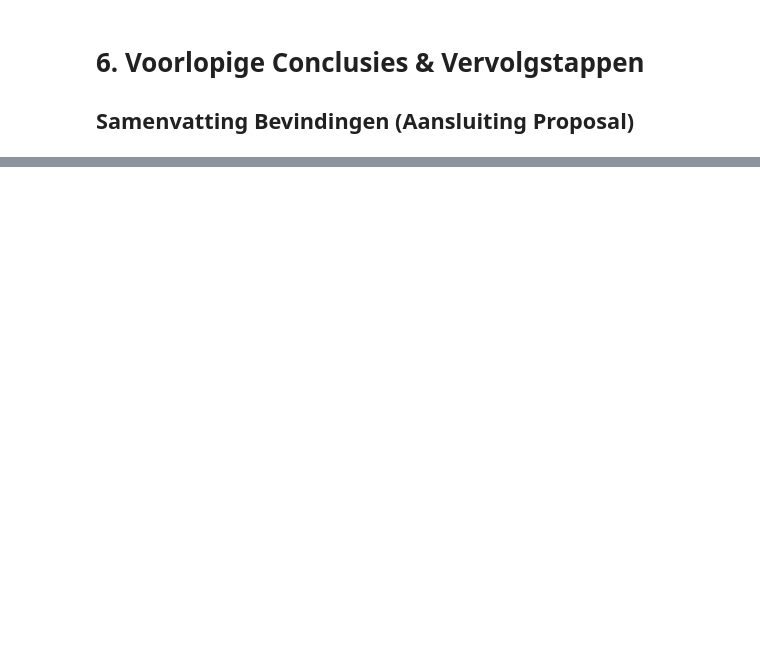
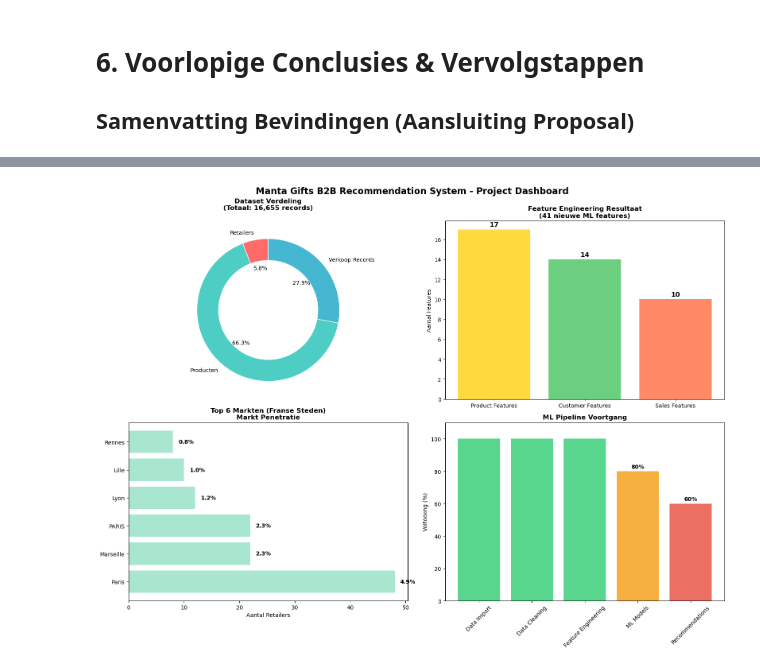
Before and after one commit to Chaimaebz/datalab3, a Jupyter notebook: Mantagifts_Data_Project_Clean.ipynb, the cells around one changed output, grey strips where cells are left out. Saved outputs shown, nothing was run; the diff lists cells and outputs as text; code cells hidden in the pictures; blank space fills up the shorter version.

Commit message:
visualisaties

```diff
--- a/Mantagifts_Data_Project_Clean.ipynb
+++ b/Mantagifts_Data_Project_Clean.ipynb
@@ -1085,0 +1082,86 @@ VOLGENDE FASE: ORDERDATA & EVALUATIE
+# %%
+# Project Overview Dashboard
+print("=== PROJECT OVERVIEW DASHBOARD ===\n")
+
+# Bereid data voor
+fig, ((ax1, ax2), (ax3, ax4)) = plt.subplots(2, 2, figsize=(16, 12))
+fig.suptitle('Manta Gifts B2B Recommendation System - Project Dashboard', fontsize=16, fontweight='bold')
+
+# 1. Dataset Overzicht (donut chart)
+dataset_sizes = [df_customers_fe.shape[0], df_products_fe.shape[0], df_product_sales_fe.shape[0]]
+dataset_labels = ['Retailers', 'Producten', 'Verkoop Records']
+colors = ['#FF6B6B', '#4ECDC4', '#45B7D1']
+
+wedges, texts, autotexts = ax1.pie(dataset_sizes, labels=dataset_labels, autopct='%1.1f%%',
+                                   colors=colors, startangle=90,
+                                   wedgeprops={'width': 0.7, 'edgecolor': 'white'})
+ax1.set_title('Dataset Verdeling\n(Totaal: 16,655 records)', fontweight='bold', pad=20)
+
+# Voeg center tekst toe
+centre_circle = plt.Circle((0,0), 0.70, fc='white')
+ax1.add_artist(centre_circle)
+
+# 2. Feature Engineering Success
+features_data = {
+    'Product Features': len(product_engineered_features),
+    'Customer Features': len(customer_engineered_features),
+    'Sales Features': len(sales_engineered_features)
+}
+
+bars = ax2.bar(features_data.keys(), features_data.values(),
+               color=['#FFD93D', '#6BCF7F', '#FF8A65'])
+ax2.set_title('Feature Engineering Resultaat\n(41 nieuwe ML features)', fontweight='bold')
+ax2.set_ylabel('Aantal Features')
+
+# Voeg waarden toe boven de bars
+for bar in bars:
+    height = bar.get_height()
+    ax2.annotate(f'{int(height)}', xy=(bar.get_x() + bar.get_width() / 2, height),
+                xytext=(0, 3), textcoords="offset points", ha='center', va='bottom',
+                fontweight='bold', fontsize=12)
+
+# 3. Business Impact - Top Markets
+top_cities = df_customers_fe['City'].value_counts().head(6)
+ax3.barh(range(len(top_cities)), top_cities.values, color='#A8E6CF')
+ax3.set_yticks(range(len(top_cities)))
+ax3.set_yticklabels(top_cities.index)
+ax3.set_title('Top 6 Markten (Franse Steden)\nMarkt Penetratie', fontweight='bold')
+ax3.set_xlabel('Aantal Retailers')
+
+# Voeg percentages toe
+total_retailers = len(df_customers_fe)
+for i, (city, count) in enumerate(top_cities.items()):
+    percentage = (count / total_retailers) * 100
+    ax3.text(count + 1, i, f'{percentage:.1f}%', va='center', fontweight='bold')
+
+# 4. ML Pipeline Status
+pipeline_stages = ['Data Import', 'Data Cleaning', 'Feature Engineering', 'ML Models', 'Recommendations']
+completion_status = [100, 100, 100, 80, 60]  # percentages
+
+colors_pipeline = ['#2ECC71' if x == 100 else '#F39C12' if x >= 80 else '#E74C3C' for x in completion_status]
+bars_pipeline = ax4.bar(pipeline_stages, completion_status, color=colors_pipeline, alpha=0.8)
+ax4.set_title('ML Pipeline Voortgang', fontweight='bold')
+ax4.set_ylabel('Voltooiing (%)')
+ax4.set_ylim(0, 110)
+ax4.tick_params(axis='x', rotation=45)
+
+# Voeg percentages toe
+for bar, percentage in zip(bars_pipeline, completion_status):
+    height = bar.get_height()
+    ax4.annotate(f'{percentage}%', xy=(bar.get_x() + bar.get_width() / 2, height),
+                xytext=(0, 3), textcoords="offset points", ha='center', va='bottom',
+                fontweight='bold', color='white' if percentage == 100 else 'black')
+
+plt.tight_layout()
+plt.show()
+
+# Print key metrics voor presentatie
+print("KEY METRICS VOOR PRESENTATIE:")
+print("=" * 50)
+print(f"Totaal data punten: {sum(dataset_sizes):,}")
+print(f"Retailers geanalyseerd: {df_customers_fe.shape[0]:,}")
+print(f"Producten in catalogus: {df_products_fe.shape[0]:,}")
+print(f"ML features gecreëerd: {sum(features_data.values())}")
+print(f"Markt focus: Frankrijk ({df_customers_fe['City'].nunique()} steden)")
+print(f"Top stad: {top_cities.index[0]} ({top_cities.iloc[0]} retailers)")
+# %% [output]
@@ -1085,0 +1169 @@ VOLGENDE FASE: ORDERDATA & EVALUATIE
+[figure, added]
```
Also changed, not shown: parts of 14 cells of this notebook, 1 other file.
